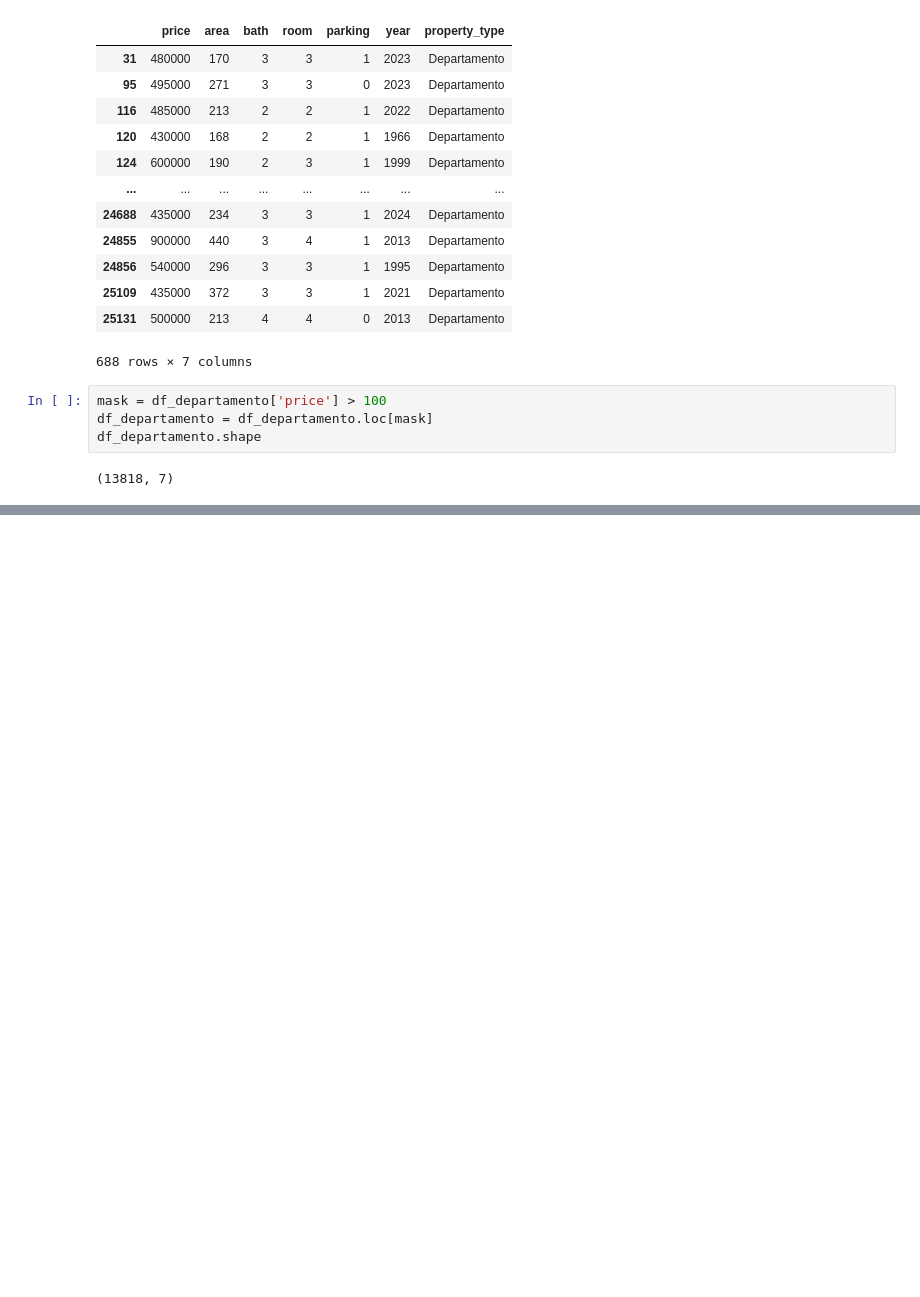
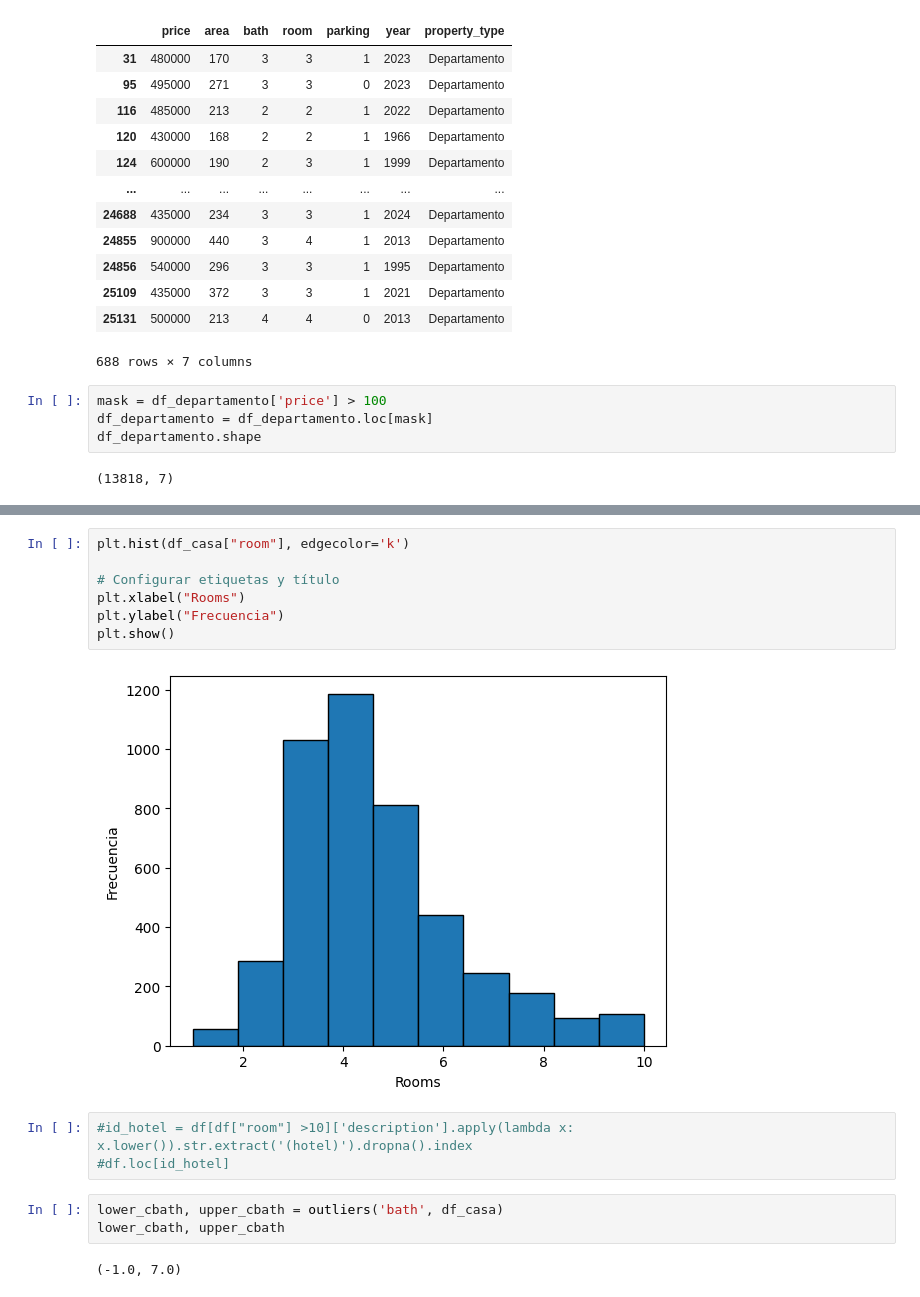
Before and after one commit to HugoGT/Vibi_model, a Jupyter notebook: ETL/EDA.ipynb, the cells around one changed output, grey strips where cells are left out. Cells and saved outputs as stored; diff of their text form; blank space fills up the shorter version.

```diff
--- a/ETL/EDA.ipynb
+++ b/ETL/EDA.ipynb
@@ -331,0 +408,17 @@ df_departamento.shape
+# %%
+plt.hist(df_casa["room"], edgecolor='k')
+
+# Configurar etiquetas y título
+plt.xlabel("Rooms")
+plt.ylabel("Frecuencia")
+plt.show()
+# %% [output]
+[figure, added]
+# %%
+#id_hotel = df[df["room"] >10]['description'].apply(lambda x: x.lower()).str.extract('(hotel)').dropna().index
+#df.loc[id_hotel]
+# %%
+lower_cbath, upper_cbath = outliers('bath', df_casa)
+lower_cbath, upper_cbath
+# %% [output]
+(-1.0, 7.0)
```
Also changed, not shown: parts of 46 cells of this notebook.
